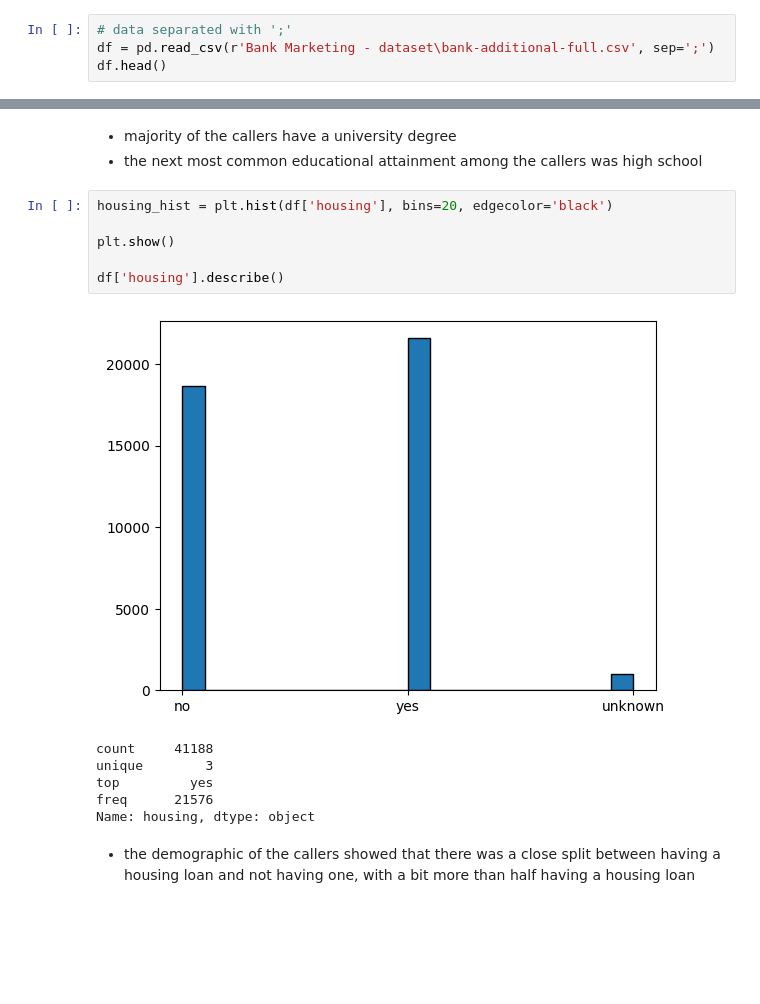
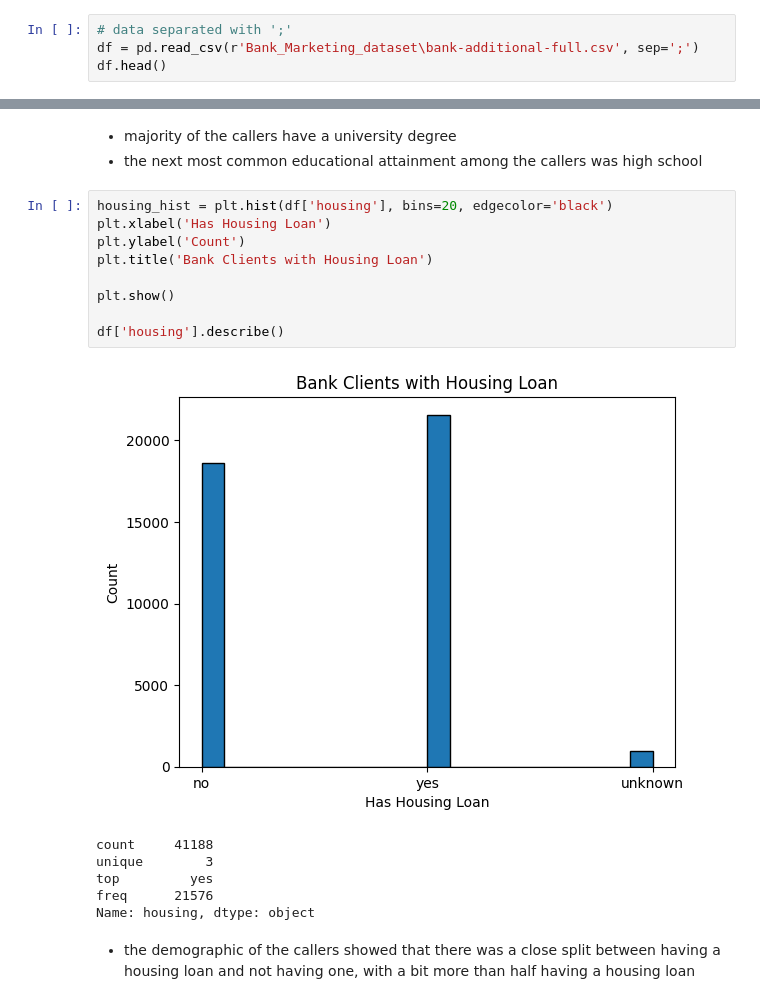
Before and after one commit to enzopimentel/bank-marketing-ML, a Jupyter notebook: bank_marketing_ML.ipynb, the cells around one changed output, grey strips where cells are left out. Drawn from its saved outputs; the diff is of its cells as text; blank space fills up the shorter version.

Commit message:
updated code + more analysis
- did additional analysis on dataset
- updated code on all the ML models to overfitting and inaccuracies
- tested tf models for best validation accuracy

```diff
--- a/bank_marketing_ML.ipynb
+++ b/bank_marketing_ML.ipynb
@@ -49,7 +49,7 @@ Output variable (desired target):
 ## Understanding the Data
 # %%
 # data separated with ';'
-df = pd.read_csv(r'Bank Marketing - dataset\bank-additional-full.csv', sep=';')
+df = pd.read_csv(r'Bank_Marketing_dataset\bank-additional-full.csv', sep=';')
 df.head()
 # %% [output]
 |  | age | job | marital | education | default | housing | loan | contact | month | day_of_week | ... |
@@ -175,12 +175,15 @@ Name: education, dtype: object
 - the next most common educational attainment among the callers was high school
 # %%
 housing_hist = plt.hist(df['housing'], bins=20, edgecolor='black')
+plt.xlabel('Has Housing Loan')
+plt.ylabel('Count')
+plt.title('Bank Clients with Housing Loan')
 
 plt.show()
 
 df['housing'].describe()
 # %% [output]
-[figure, old version]
+[figure, new version]
 count     41188
 unique        3
 top         yes
```
Also changed, not shown: parts of 97 cells of this notebook, 5 other files.
